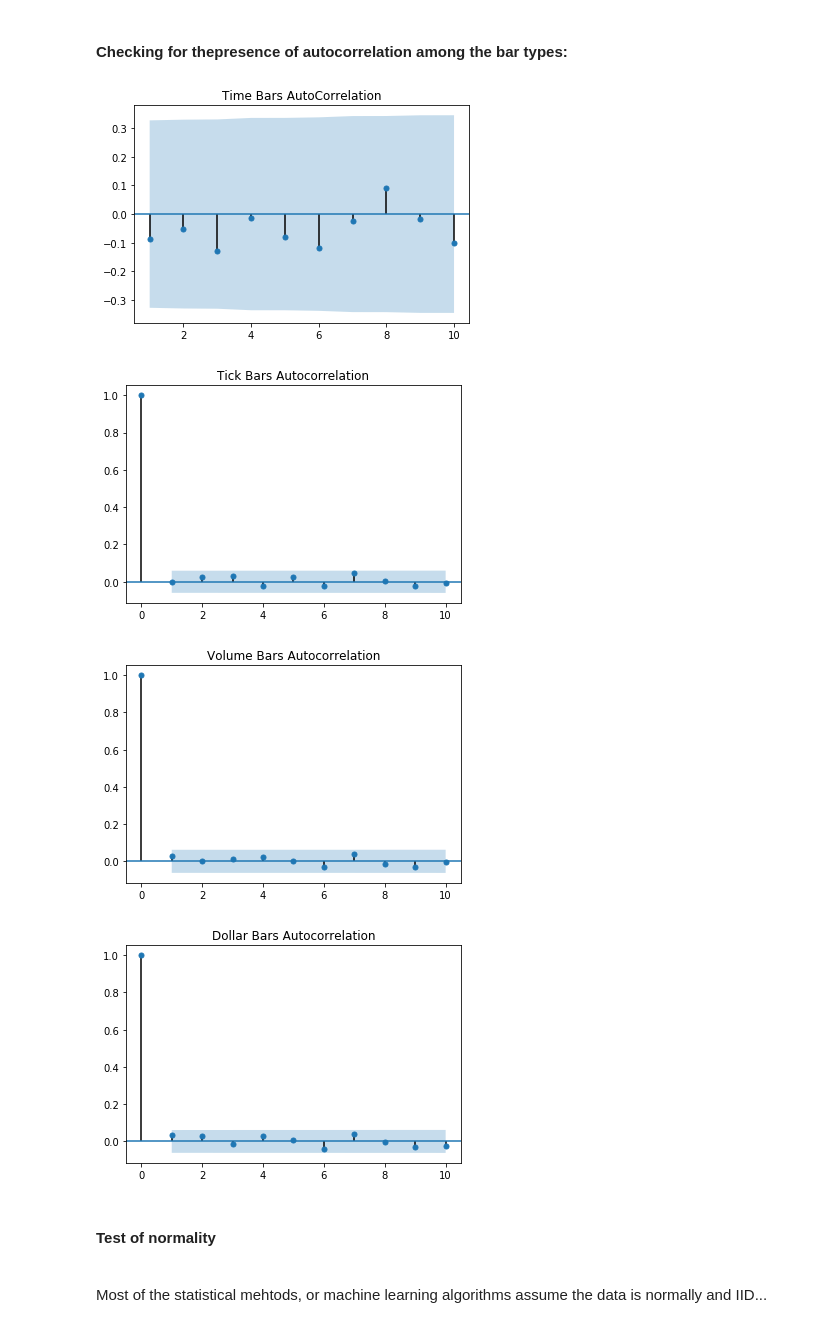
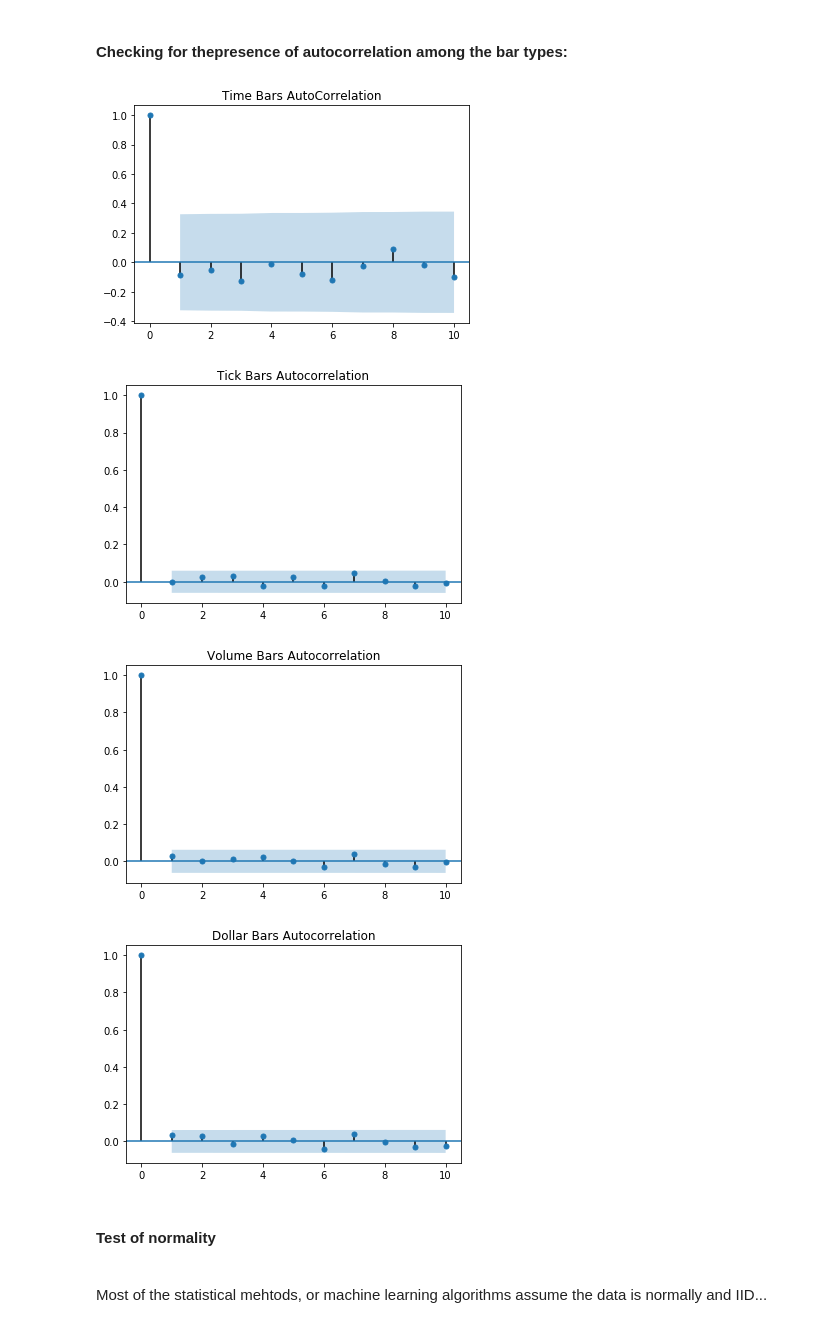
Before and after one commit to NeelkanthMehta/financial-data-structures, a Jupyter notebook: 2018_10_23-WQU_MsFE_650-assignment_01.ipynb, the cells around one changed output. Saved outputs shown, nothing was run; the diff lists cells and outputs as text; code cells hidden in the pictures.

```diff
--- a/2018_10_23-WQU_MsFE_650-assignment_01.ipynb
+++ b/2018_10_23-WQU_MsFE_650-assignment_01.ipynb
@@ -11,9 +16,9 @@ import seaborn as sns
 # %%
 # Fetching data
-tick_ = pd.read_csv('saved_data/tick_bars.csv').set_index('date')
-vol_  = pd.read_csv('saved_data/volume_bars.csv').set_index('date')
-time_ = pd.read_csv('saved_data/time_bars.csv').set_index('date')
-dollar= pd.read_csv('saved_data/dollar_bars.csv').set_index('date')
+tick_ = pd.read_csv('tick_bars.csv').set_index('date')
+vol_  = pd.read_csv('volume_bars.csv').set_index('date')
+time_ = pd.read_csv('time_bars.csv').set_index('date')
+dollar= pd.read_csv('dollar_bars.csv').set_index('date')
 # %%
 # Setting Datatime index
 tick_.index  = pd.to_datetime(tick_.index)
@@ -57,23 +82,23 @@ tick_returns = np.log(tick_['close']).diff().dropna()
 vol__returns = np.log(vol_['close']).diff().dropna()
 dollarweekly = np.log(dollar['close']).diff().dropna()
 # %%
-plot_acf(time_returns, lags=10, alpha=0.05, zero=False)  # Testing Autocorrelation in time bars
+plot_acf(time_returns, lags=10)  # Testing Autocorrelation in time bars
 plt.title('Time Bars AutoCorrelation')
 plt.show()
 
 plot_acf(tick_returns, lags=10)  # Testing Autocorrelation in tick bars
 plt.title('Tick Bars Autocorrelation')
 plt.show()
 
 plot_acf(vol__returns, lags=10)  # Testing Autocorrelation in volume bars
 plt.title('Volume Bars Autocorrelation')
 plt.show()
 
 plot_acf(dollarweekly, lags=10)  # Testing Autocorrelation in dollar bars
 plt.title('Dollar Bars Autocorrelation')
 plt.show()
 # %% [output]
-[figure, old version]
+[figure, new version]
 [figure]
 [figure]
 [figure]
```
Also changed, not shown: parts of 5 cells of this notebook.
